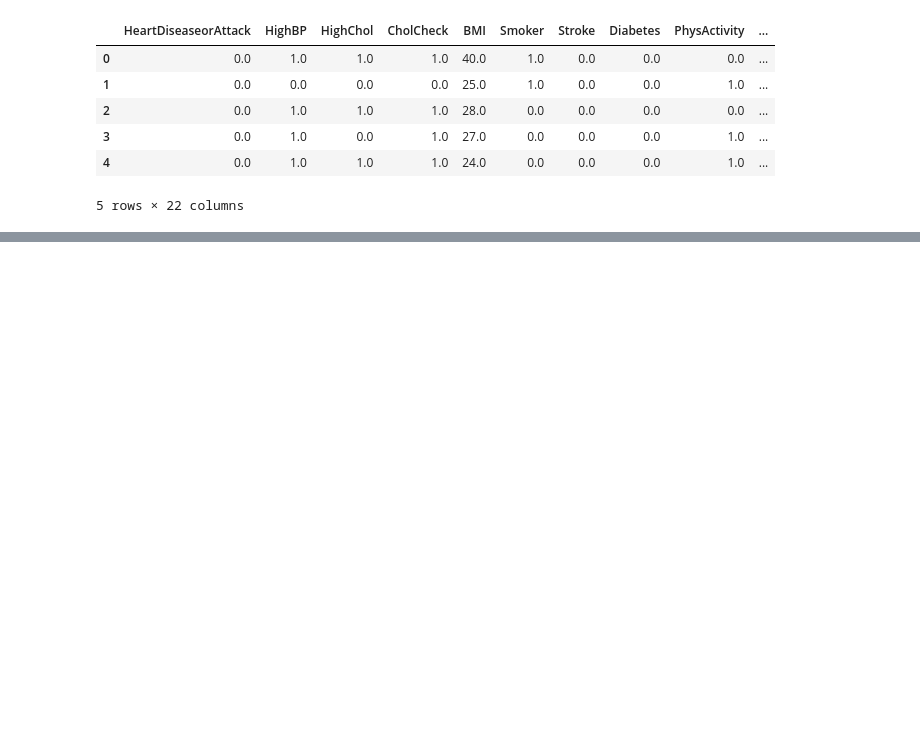
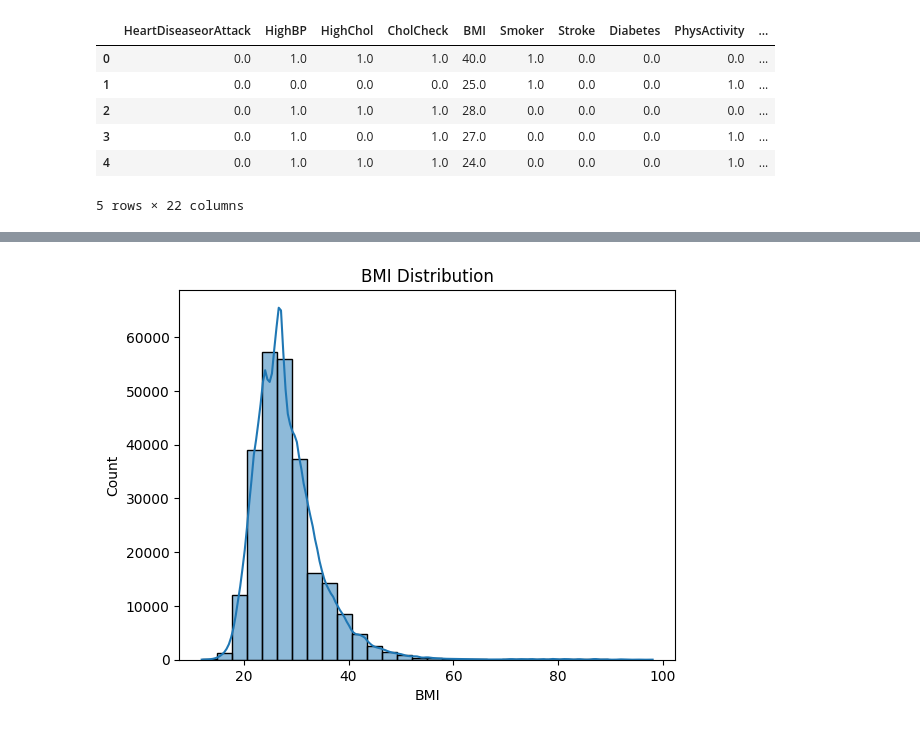
Before and after one commit to kaiarup/Data-Mining-Project, a Jupyter notebook: test.ipynb, the cells around one changed output, grey strips where cells are left out. Saved outputs shown, nothing was run; the diff lists cells and outputs as text; code cells hidden in the pictures; blank space fills up the shorter version.

```diff
--- a/test.ipynb
+++ b/test.ipynb
@@ -22,0 +43,6 @@ Index(['HeartDiseaseorAttack', 'HighBP', 'HighChol', 'CholCheck', 'BMI',
+# %%
+sns.histplot(df['BMI'], bins=30, kde=True)
+plt.title("BMI Distribution")
+plt.show()
+# %% [output]
+[figure, added]
```
Also changed, not shown: parts of 7 cells of this notebook.
